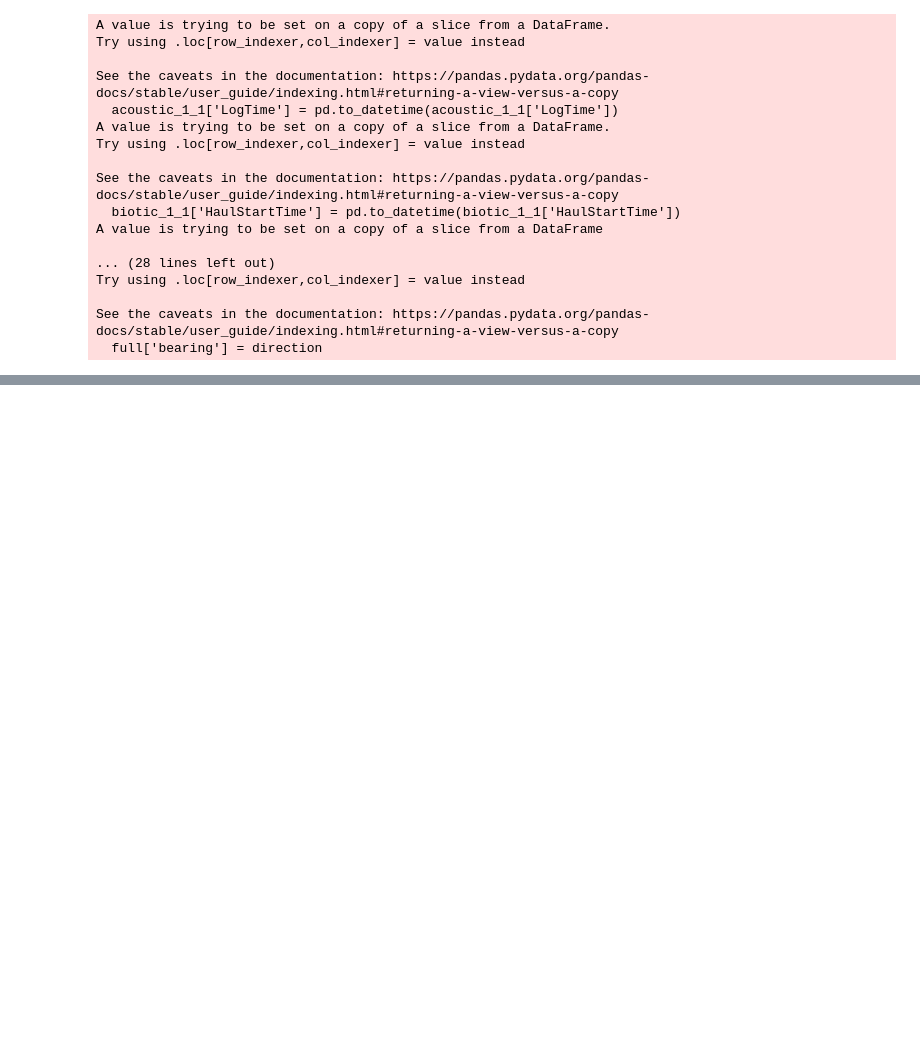
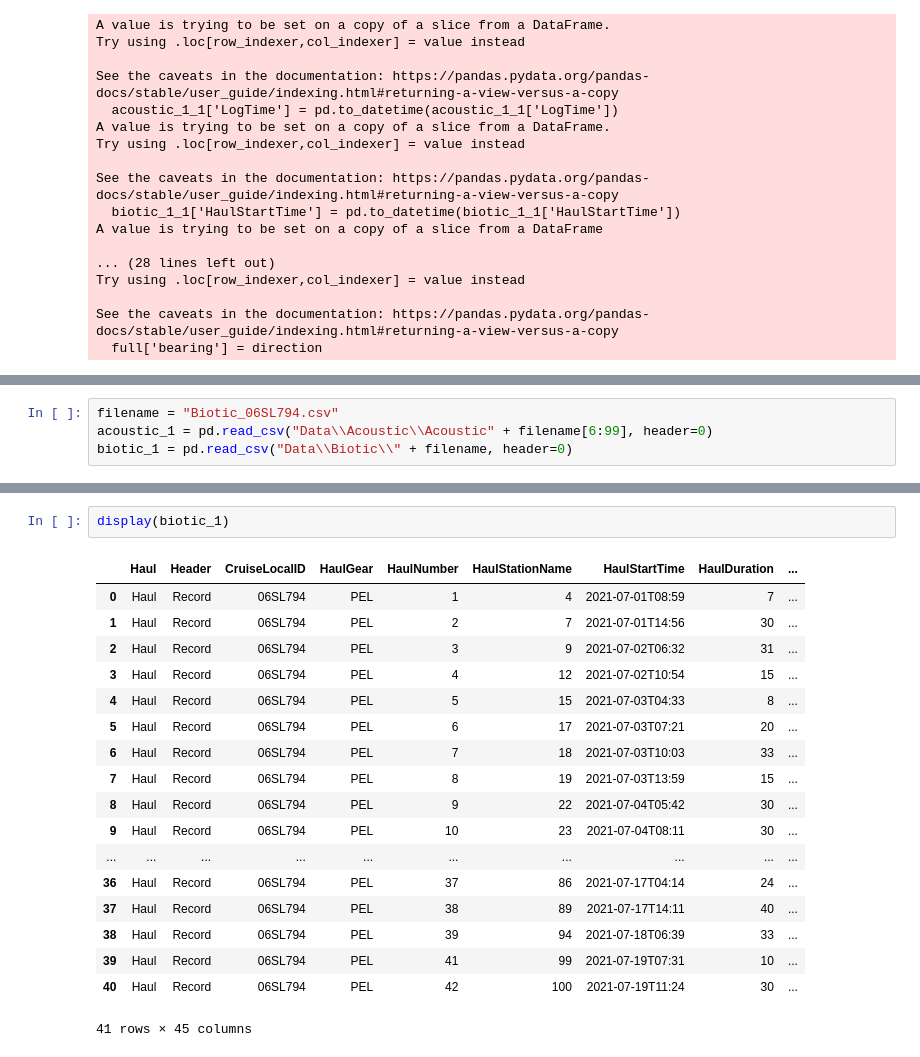
Before and after one commit to marketler/FP_ICES_Classification, a Jupyter notebook: Braindump.ipynb, the cells around one changed output, grey strips where cells are left out. Saved outputs shown, nothing was run; the diff lists cells and outputs as text; blank space fills up the shorter version.

```diff
--- a/Braindump.ipynb
+++ b/Braindump.ipynb
@@ -216,0 +199,4 @@ with pd.option_context('display.max_rows', None, 'display.max_columns', None):
+# %%
+filename = "Biotic_06SL794.csv"
+acoustic_1 = pd.read_csv("Data\\Acoustic\\Acoustic" + filename[6:99], header=0)
+biotic_1 = pd.read_csv("Data\\Biotic\\" + filename, header=0)
@@ -216,0 +219,21 @@ with pd.option_context('display.max_rows', None, 'display.max_columns', None):
+# %%
+display(biotic_1)
+# %% [output]
+|  | Haul | Header | CruiseLocalID | HaulGear | HaulNumber | HaulStationName | HaulStartTime | HaulDuration | ... |
+| 0 | Haul | Record | 06SL794 | PEL | 1 | 4 | 2021-07-01T08:59 | 7 | ... |
+| 1 | Haul | Record | 06SL794 | PEL | 2 | 7 | 2021-07-01T14:56 | 30 | ... |
+| 2 | Haul | Record | 06SL794 | PEL | 3 | 9 | 2021-07-02T06:32 | 31 | ... |
+| 3 | Haul | Record | 06SL794 | PEL | 4 | 12 | 2021-07-02T10:54 | 15 | ... |
+| 4 | Haul | Record | 06SL794 | PEL | 5 | 15 | 2021-07-03T04:33 | 8 | ... |
+| 5 | Haul | Record | 06SL794 | PEL | 6 | 17 | 2021-07-03T07:21 | 20 | ... |
+| 6 | Haul | Record | 06SL794 | PEL | 7 | 18 | 2021-07-03T10:03 | 33 | ... |
+| 7 | Haul | Record | 06SL794 | PEL | 8 | 19 | 2021-07-03T13:59 | 15 | ... |
+| 8 | Haul | Record | 06SL794 | PEL | 9 | 22 | 2021-07-04T05:42 | 30 | ... |
+| 9 | Haul | Record | 06SL794 | PEL | 10 | 23 | 2021-07-04T08:11 | 30 | ... |
+| ... | ... | ... | ... | ... | ... | ... | ... | ... | ... |
+| 36 | Haul | Record | 06SL794 | PEL | 37 | 86 | 2021-07-17T04:14 | 24 | ... |
+| 37 | Haul | Record | 06SL794 | PEL | 38 | 89 | 2021-07-17T14:11 | 40 | ... |
+| 38 | Haul | Record | 06SL794 | PEL | 39 | 94 | 2021-07-18T06:39 | 33 | ... |
+| 39 | Haul | Record | 06SL794 | PEL | 41 | 99 | 2021-07-19T07:31 | 10 | ... |
+| 40 | Haul | Record | 06SL794 | PEL | 42 | 100 | 2021-07-19T11:24 | 30 | ... |
+41 rows × 45 columns
```
Also changed, not shown: parts of 2 cells of this notebook, 5 other files.
